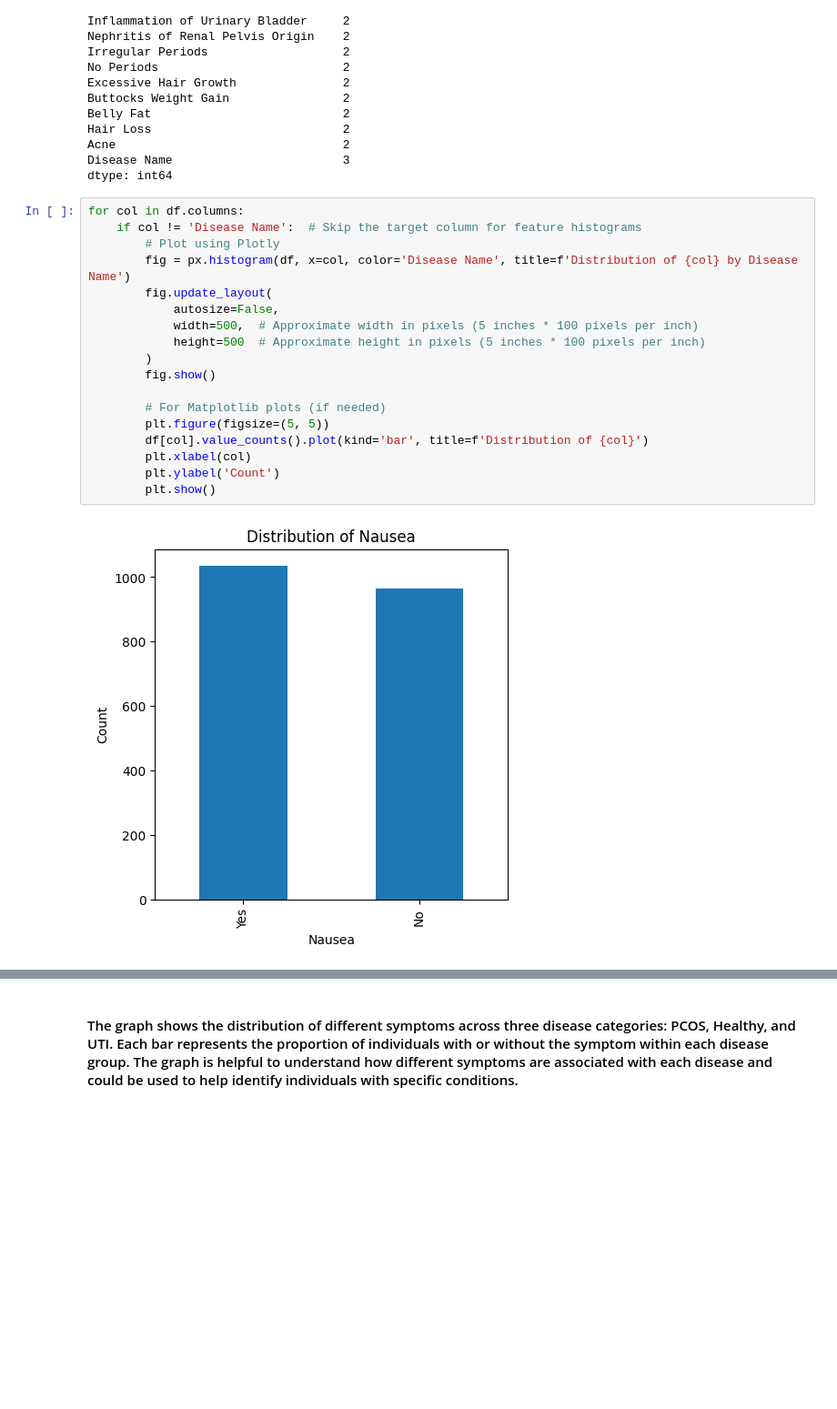
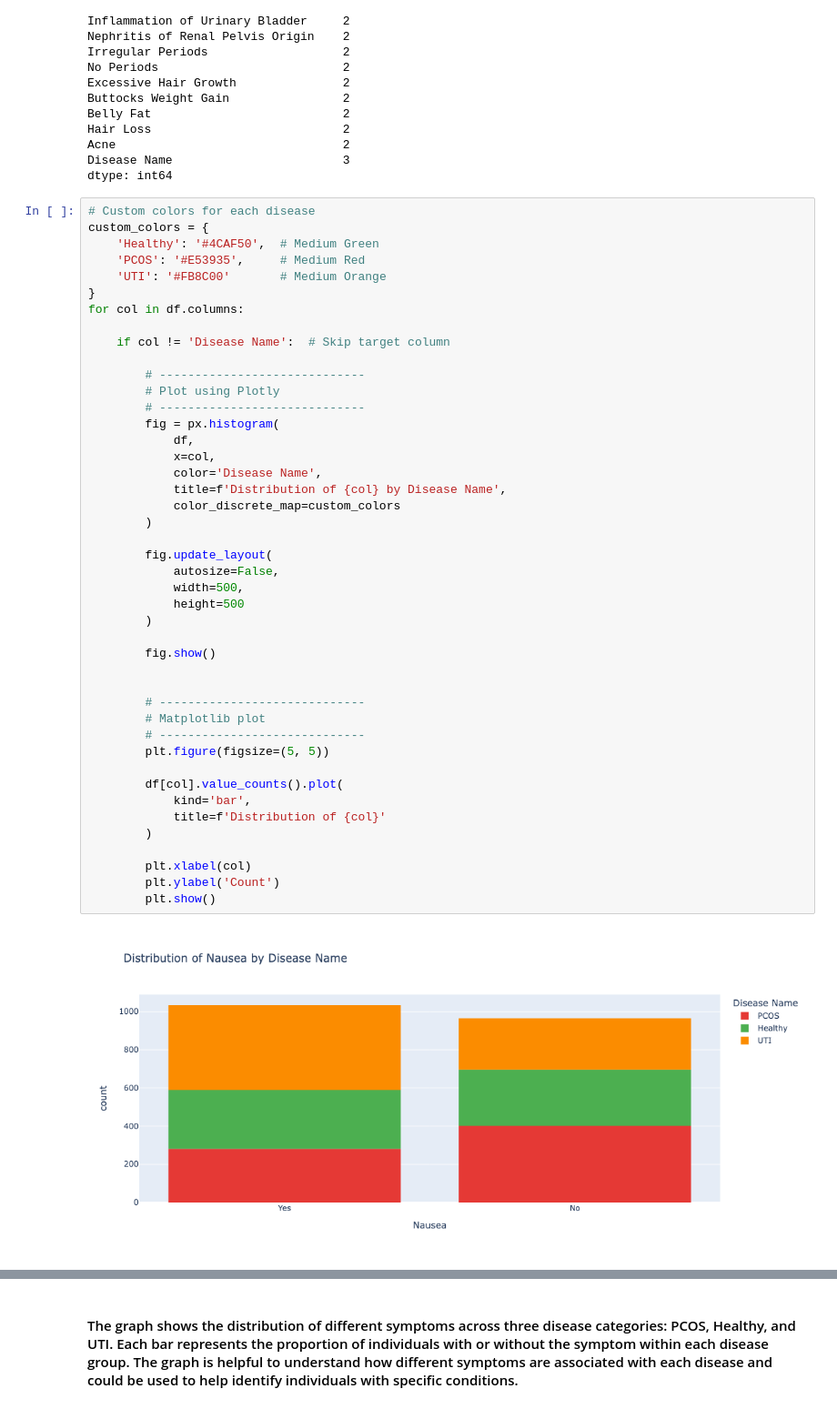
Before and after one commit to gemkhem/AI-Based-Gynecological-Disease-Diagnosis-System, a Jupyter notebook: backend/Disease.ipynb, the cells around one changed output, grey strips where cells are left out. Shown at 91% size. Cells and saved outputs as stored; diff of their text form; blank space fills up the shorter version.

```diff
--- a/backend/Disease.ipynb
+++ b/backend/Disease.ipynb
@@ -297,22 +299,48 @@ Acne                                2
 Disease Name                        3
 dtype: int64
 # %%
+# Custom colors for each disease
+custom_colors = {
+    'Healthy': '#4CAF50',  # Medium Green
+    'PCOS': '#E53935',     # Medium Red
+    'UTI': '#FB8C00'       # Medium Orange
+}
 for col in df.columns:
-    if col != 'Disease Name':  # Skip the target column for feature histograms
+
+    if col != 'Disease Name':  # Skip target column
+
+        # -----------------------------
         # Plot using Plotly
-        fig = px.histogram(df, x=col, color='Disease Name', title=f'Distribution of {col} by Disease Name')
+        # -----------------------------
+        fig = px.histogram(
+            df,
+            x=col,
+            color='Disease Name',
+            title=f'Distribution of {col} by Disease Name',
+            color_discrete_map=custom_colors
+        )
+
         fig.update_layout(
             autosize=False,
-            width=500,  # Approximate width in pixels (5 inches * 100 pixels per inch)
-            height=500  # Approximate height in pixels (5 inches * 100 pixels per inch)
+            width=500,
+            height=500
         )
+
         fig.show()
 
-        # For Matplotlib plots (if needed)
+
+        # -----------------------------
+        # Matplotlib plot
+        # -----------------------------
         plt.figure(figsize=(5, 5))
-        df[col].value_counts().plot(kind='bar', title=f'Distribution of {col}')
+
+        df[col].value_counts().plot(
+            kind='bar',
+            title=f'Distribution of {col}'
+        )
+
         plt.xlabel(col)
         plt.ylabel('Count')
         plt.show()
 # %% [output]
-[figure, old version]
+[figure, new version]
```
Also changed, not shown: parts of 35 cells of this notebook, 3 other files.
